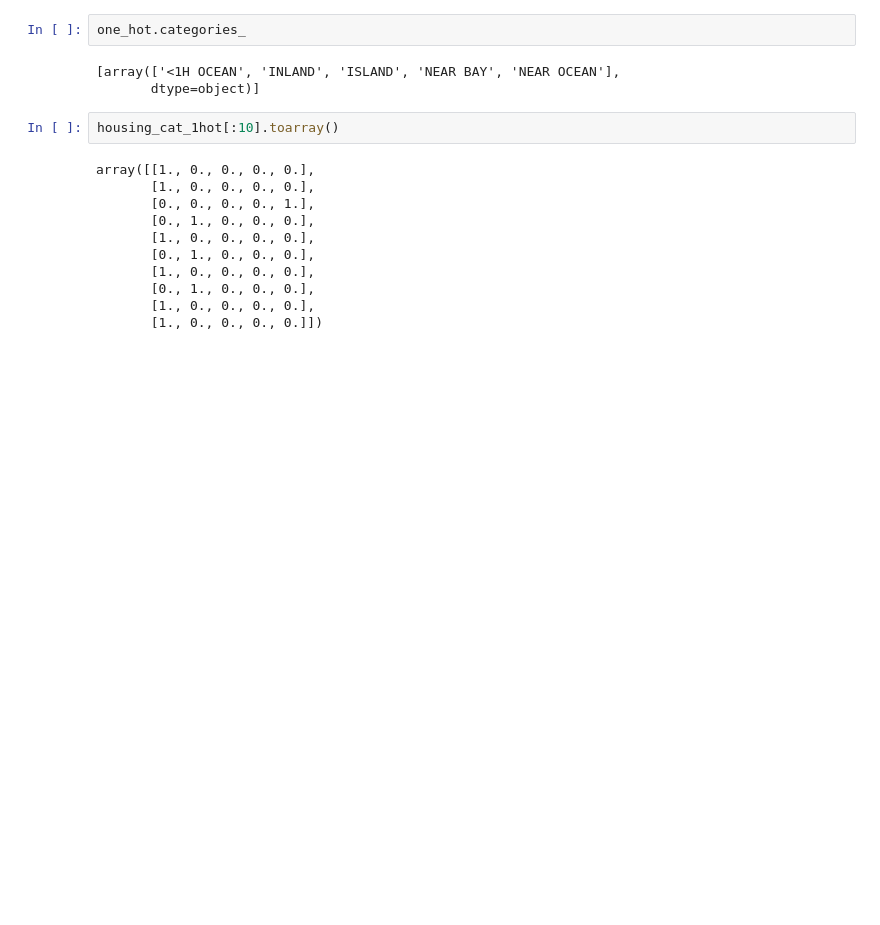
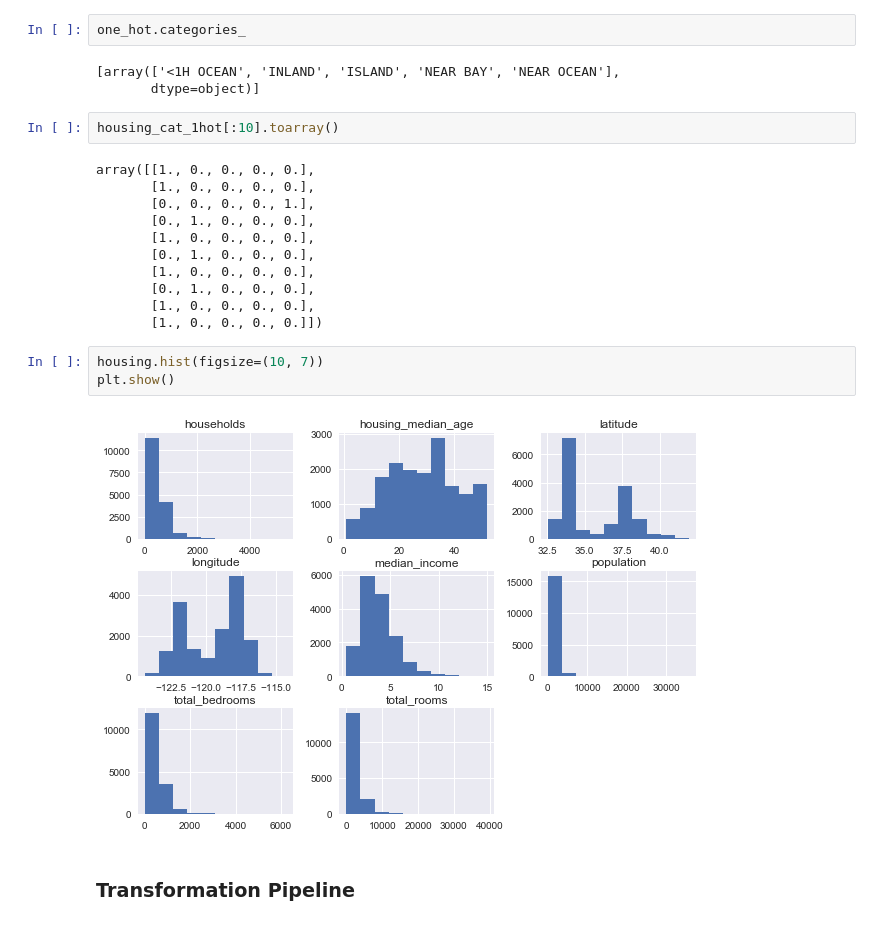
Before and after one commit to wolfdale229/100daysofmlcodes, a Jupyter notebook: End to End Project Overview.ipynb, the cells around one changed output. Saved outputs shown, nothing was run; the diff lists cells and outputs as text; blank space fills up the shorter version.

```diff
--- a/End to End Project Overview.ipynb
+++ b/End to End Project Overview.ipynb
@@ -451,3 +456,10 @@ array([[1., 0., 0., 0., 0.],
        [0., 1., 0., 0., 0.],
        [1., 0., 0., 0., 0.],
        [1., 0., 0., 0., 0.]])
+# %%
+housing.hist(figsize=(10, 7))
+plt.show()
+# %% [output]
+[figure, added]
+# %% [markdown]
+### Transformation Pipeline
```
Also changed, not shown: parts of 6 cells of this notebook, 1 other file.
